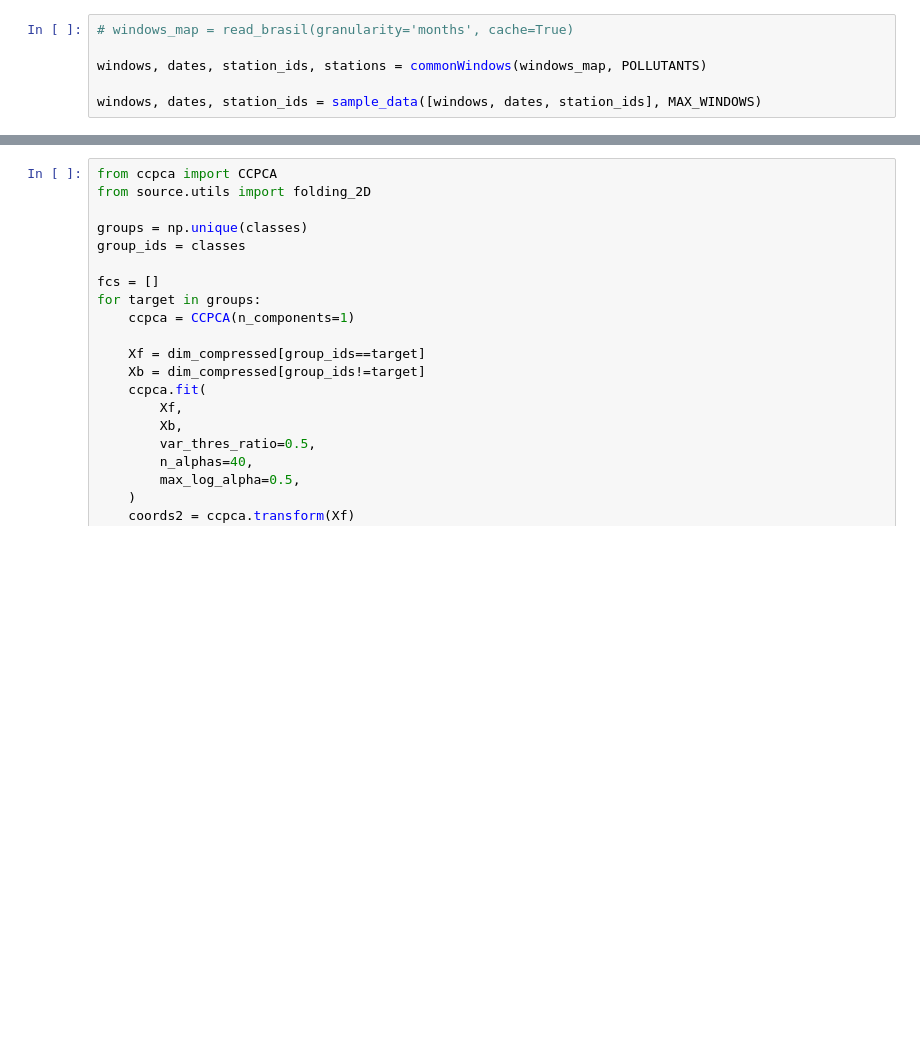
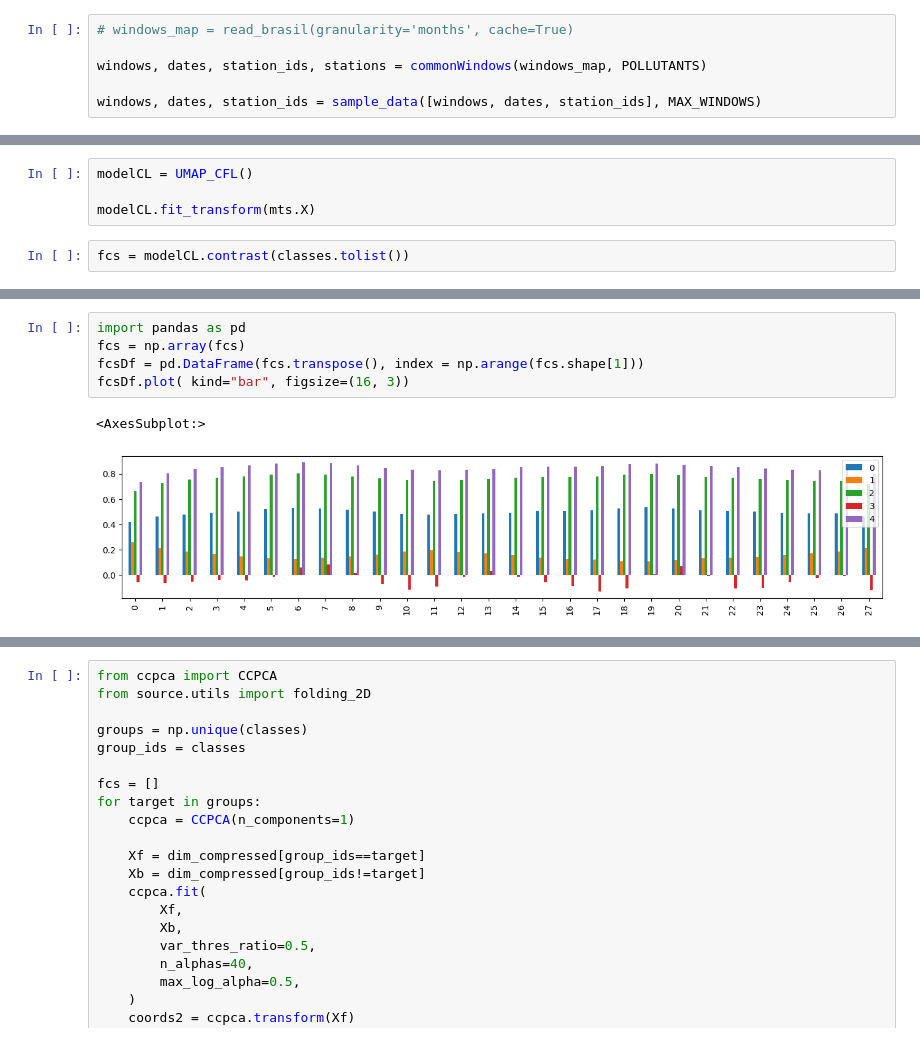
Before and after one commit to texsmv/airq_tool, a Jupyter notebook: time_dimension_cont_umap.ipynb, the cells around one changed output, grey strips where cells are left out. Cells and saved outputs as stored; diff of their text form; blank space fills up the shorter version.

```diff
--- a/time_dimension_cont_umap.ipynb
+++ b/time_dimension_cont_umap.ipynb
@@ -173,0 +238,6 @@ plt.scatter(coords[:, 0], coords[:, 1], s = point_radius, c = classes, alpha=0.5
+# %%
+modelCL = UMAP_CFL()
+
+modelCL.fit_transform(mts.X)
+# %%
+fcs = modelCL.contrast(classes.tolist())
@@ -174,3 +248,11 @@ plt.scatter(coords[:, 0], coords[:, 1], s = point_radius, c = classes, alpha=0.5
+# %%
+import pandas as pd
+fcs = np.array(fcs)
+fcsDf = pd.DataFrame(fcs.transpose(), index = np.arange(fcs.shape[1]))
+fcsDf.plot( kind="bar", figsize=(16, 3))
+# %% [output]
+<AxesSubplot:>
+[figure, added]
 # %%
 print(mts.X.shape)
 N, T, D = mts.X.shape
```
Also changed, not shown: parts of 16 cells of this notebook, 3 other files.
